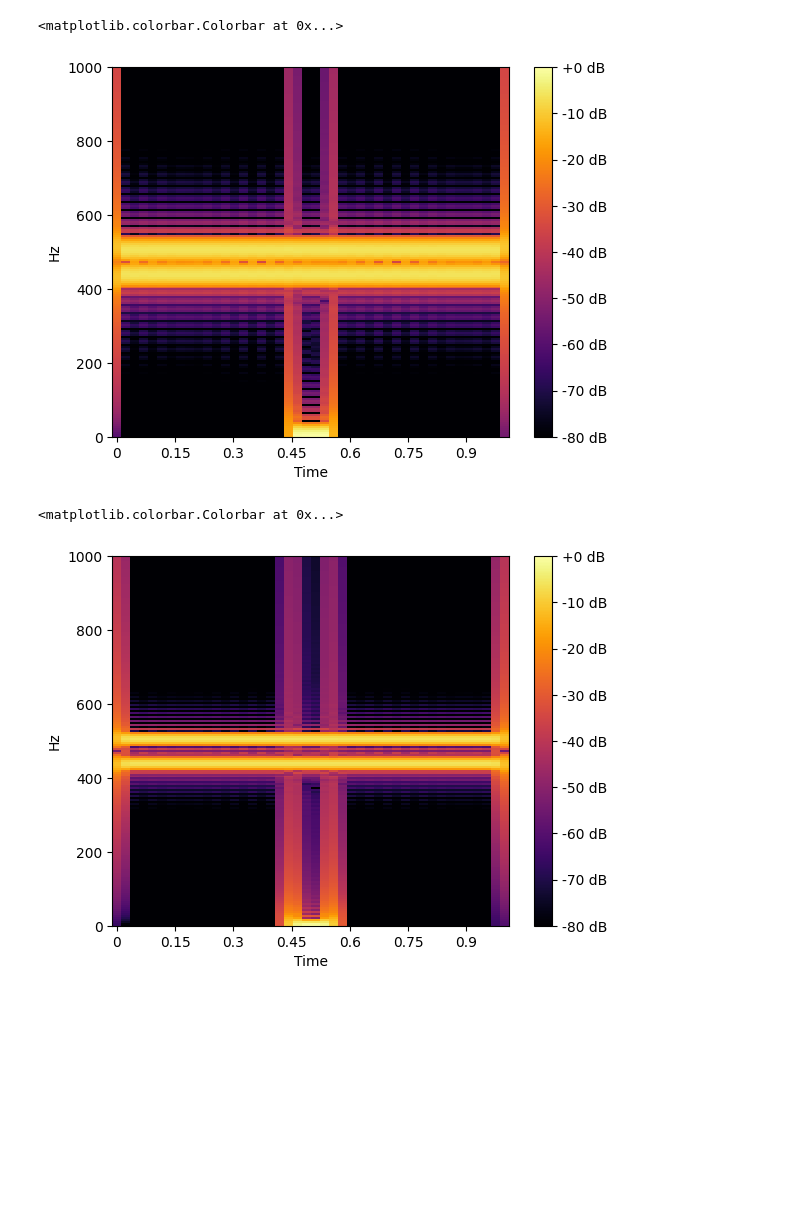
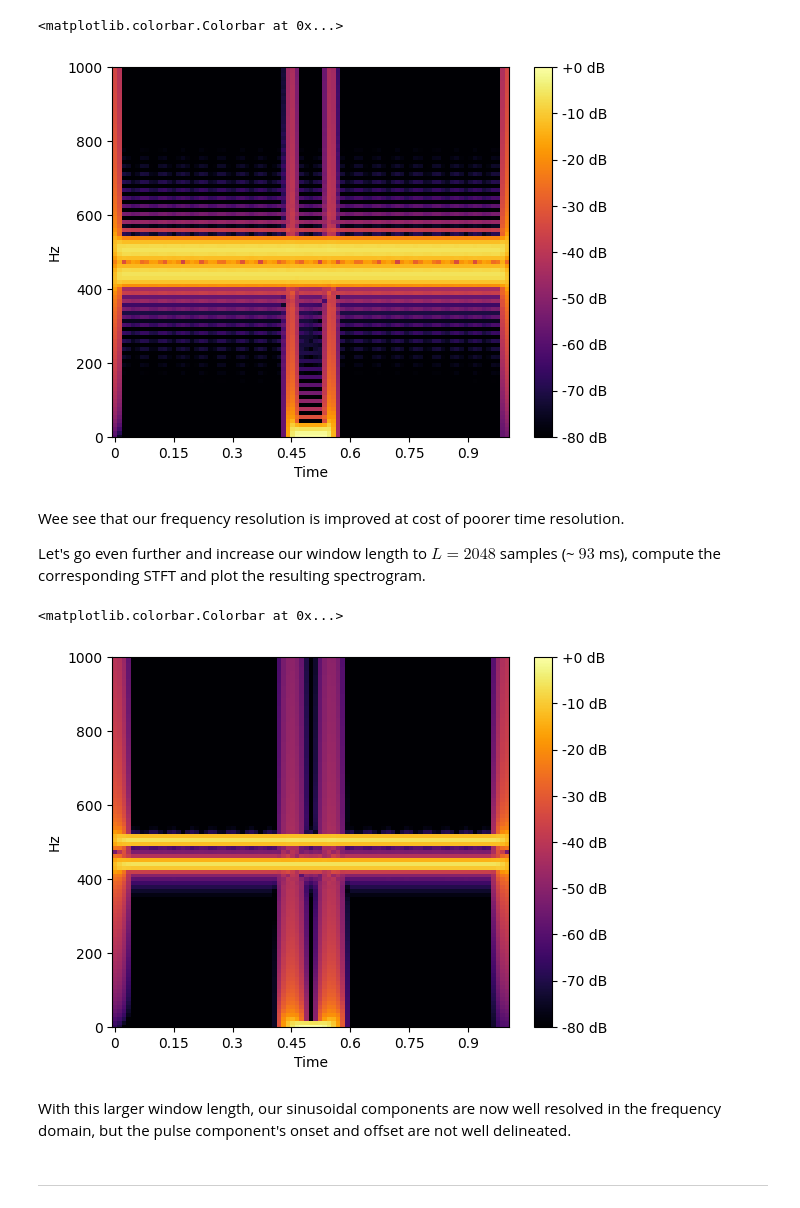
Before and after one commit to b-boechat/ctfr, a Jupyter notebook: examples/basic.ipynb, the cells around one changed output. Saved outputs shown, nothing was run; the diff lists cells and outputs as text; code cells hidden in the pictures; blank space fills up the shorter version.

```diff
--- a/examples/basic.ipynb
+++ b/examples/basic.ipynb
@@ -7,2 +8,0 @@ from librosa import power_to_db
-# %%
-signal, sr = tfrc.load("audio/sample_tcc.wav")
@@ -8,0 +15,6 @@ signal, sr = tfrc.load("audio/sample_tcc.wav")
+# %%
+# Load the audio signal.
+signal, sr = tfrc.load("audio/synthetic.wav")
+
+# Plot the signal.
+plt.plot(signal)
@@ -9,16 +40,24 @@ signal, sr = tfrc.load("audio/sample_tcc.wav")
 # %%
-spec_1024 = tfrc.stft_spec(signal, win_length=1024, n_fft=4096, hop_length=512)
-img = specshow(power_to_db(spec_1024, ref=np.max), sr=sr, hop_length=512, x_axis='time', y_axis='linear', cmap='inferno')
+spec_1024 = tfrc.stft_spec(signal, win_length=1024, n_fft=2048, hop_length=256)
+img = tfrc.specshow(tfrc.power_to_db(spec_1024, ref=np.max), sr=sr, hop_length=256, x_axis='time', y_axis='linear', cmap='inferno')
 plt.ylim(0, 1000)
 plt.colorbar(img, format="%+2.0f dB")
 # %% [output]
 <matplotlib.colorbar.Colorbar at 0x...>
-[figure, old version]
+[figure, new version]
+# %% [markdown]
+Wee see that our frequency resolution is improved at cost of poorer time resolution.
+
+Let's go even further and increase our window length to $L = 2048$ samples (~ $93$ ms), compute the corresponding STFT and plot the resulting spectrogram.
 # %%
-spec_2048 = tfrc.stft_spec(signal, win_length=2048, n_fft=4096, hop_length=512)
-img = specshow(power_to_db(spec_2048, ref=np.max), sr=sr, hop_length=512, x_axis='time', y_axis='linear', cmap='inferno')
+spec_2048 = tfrc.stft_spec(signal, win_length=2048, n_fft=2048, hop_length=256)
+img = tfrc.specshow(tfrc.power_to_db(spec_2048, ref=np.max), sr=sr, hop_length=256, x_axis='time', y_axis='linear', cmap='inferno')
 plt.ylim(0, 1000)
 plt.colorbar(img, format="%+2.0f dB")
 # %% [output]
 <matplotlib.colorbar.Colorbar at 0x...>
-[figure, old version]
+[figure, new version]
+# %% [markdown]
+With this larger window length, our sinusoidal components are now well resolved in the frequency domain, but the pulse component's onset and offset are not well delineated.
+# %% [markdown]
+----
```
Also changed, not shown: parts of 23 cells of this notebook.
